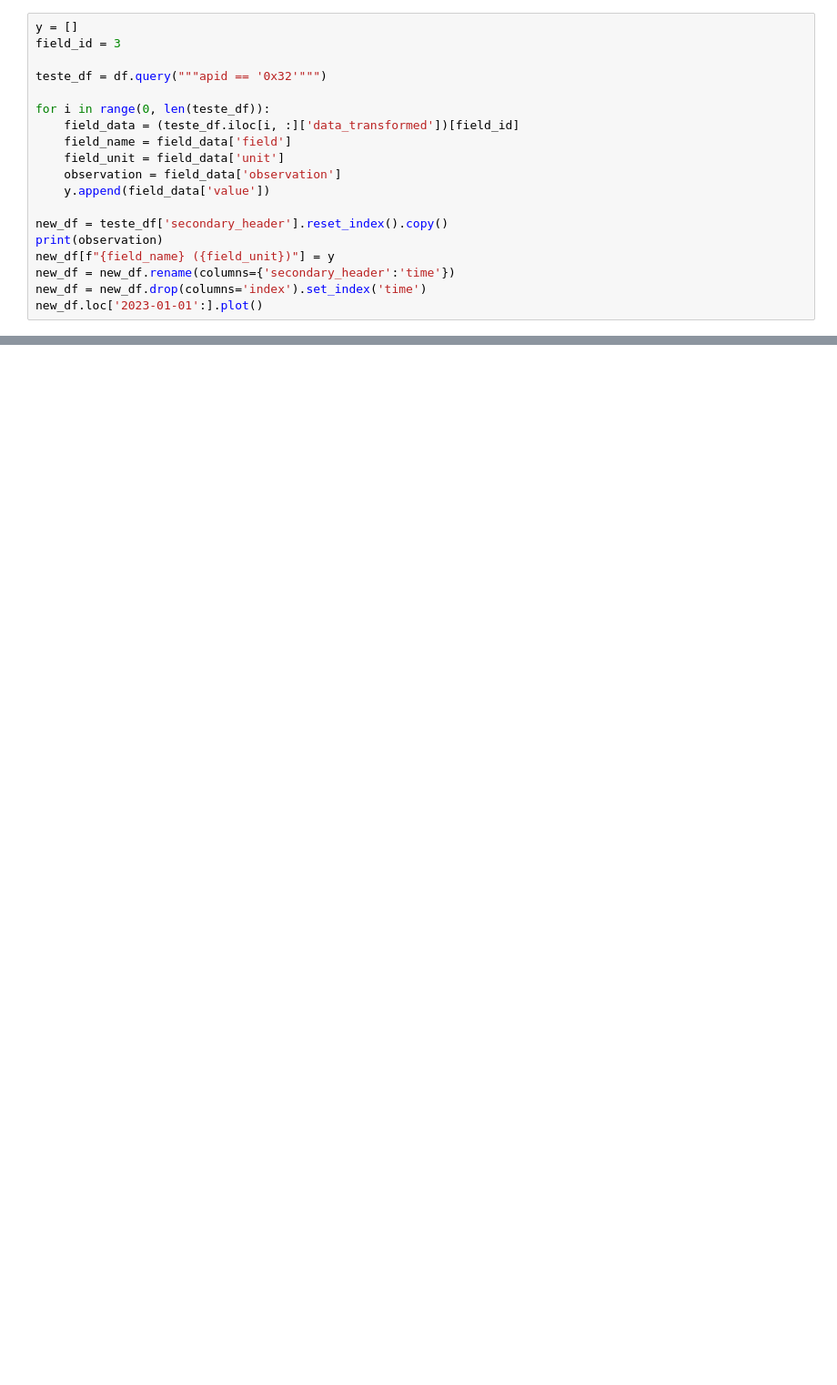
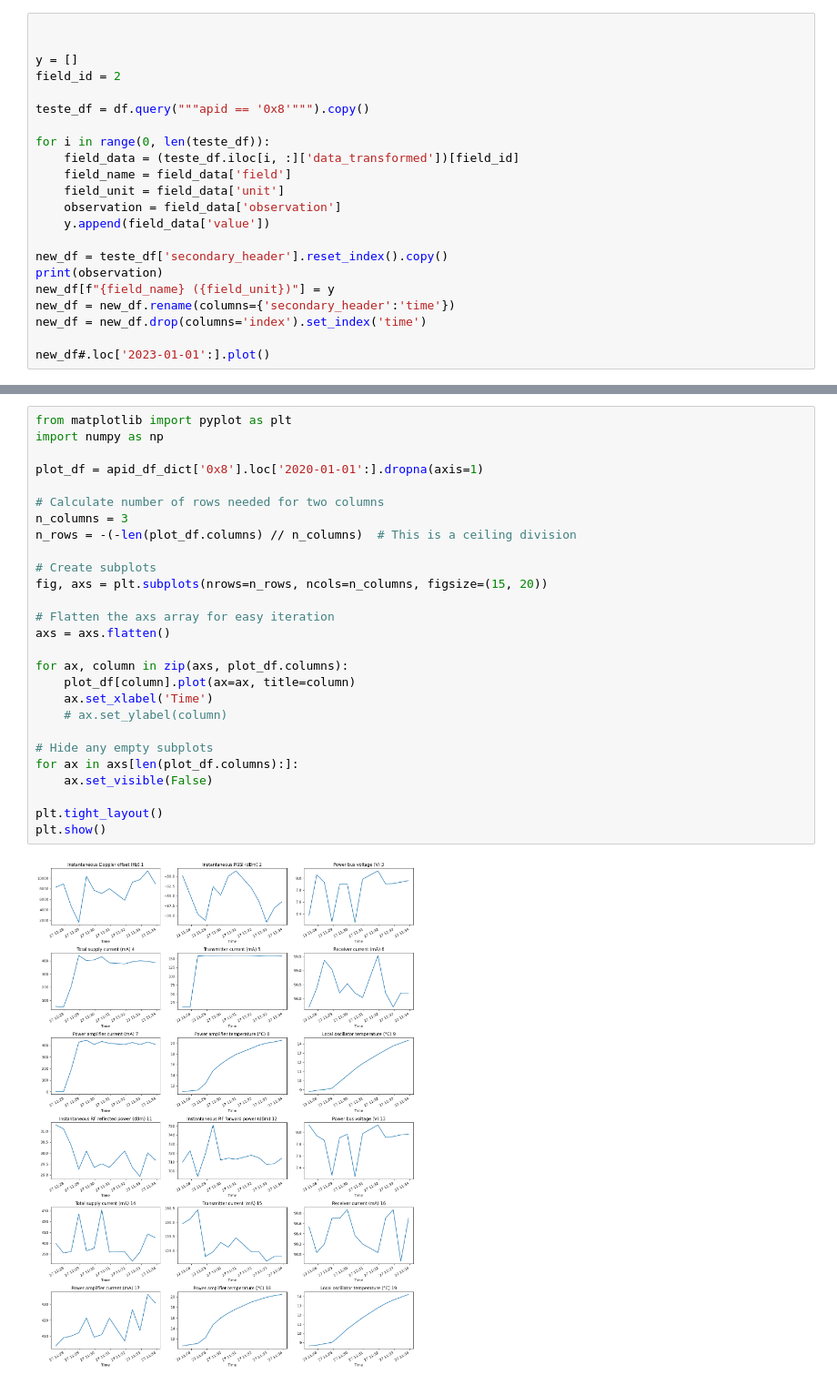
Before and after one commit to leoluga/PythonProjectCEI_Leonardo, a Jupyter notebook: join_binary_to_ods.ipynb, the cells around one changed output, grey strips where cells are left out. Shown at 91% size. Drawn from its saved outputs; the diff is of its cells as text; blank space fills up the shorter version.

```diff
--- a/join_binary_to_ods.ipynb
+++ b/join_binary_to_ods.ipynb
@@ -163,8 +62,10 @@ Implement this format: matrix3 - 00000000000000000000000000000000001111011101011
 # %%
+
+
 y = []
-field_id = 3
+field_id = 2
 
-teste_df = df.query("""apid == '0x32'""")
+teste_df = df.query("""apid == '0x8'""").copy()
 
 for i in range(0, len(teste_df)):
     field_data = (teste_df.iloc[i, :]['data_transformed'])[field_id]
@@ -178,6 +79,7 @@ print(observation)
 new_df[f"{field_name} ({field_unit})"] = y
 new_df = new_df.rename(columns={'secondary_header':'time'})
 new_df = new_df.drop(columns='index').set_index('time')
-new_df.loc['2023-01-01':].plot()
+
+new_df#.loc['2023-01-01':].plot()
 # %% [output]
 None
@@ -185,0 +152,29 @@ None
+# %%
+from matplotlib import pyplot as plt
+import numpy as np
+
+plot_df = apid_df_dict['0x8'].loc['2020-01-01':].dropna(axis=1)
+
+# Calculate number of rows needed for two columns
+n_columns = 3
+n_rows = -(-len(plot_df.columns) // n_columns)  # This is a ceiling division
+
+# Create subplots
+fig, axs = plt.subplots(nrows=n_rows, ncols=n_columns, figsize=(15, 20))
+
+# Flatten the axs array for easy iteration
+axs = axs.flatten()
+
+for ax, column in zip(axs, plot_df.columns):
+    plot_df[column].plot(ax=ax, title=column)
+    ax.set_xlabel('Time')
+    # ax.set_ylabel(column)
+
+# Hide any empty subplots
+for ax in axs[len(plot_df.columns):]:
+    ax.set_visible(False)
+
+plt.tight_layout()
+plt.show()
+# %% [output]
+[figure, added]
```
Also changed, not shown: parts of 7 cells of this notebook, 2 other files.
